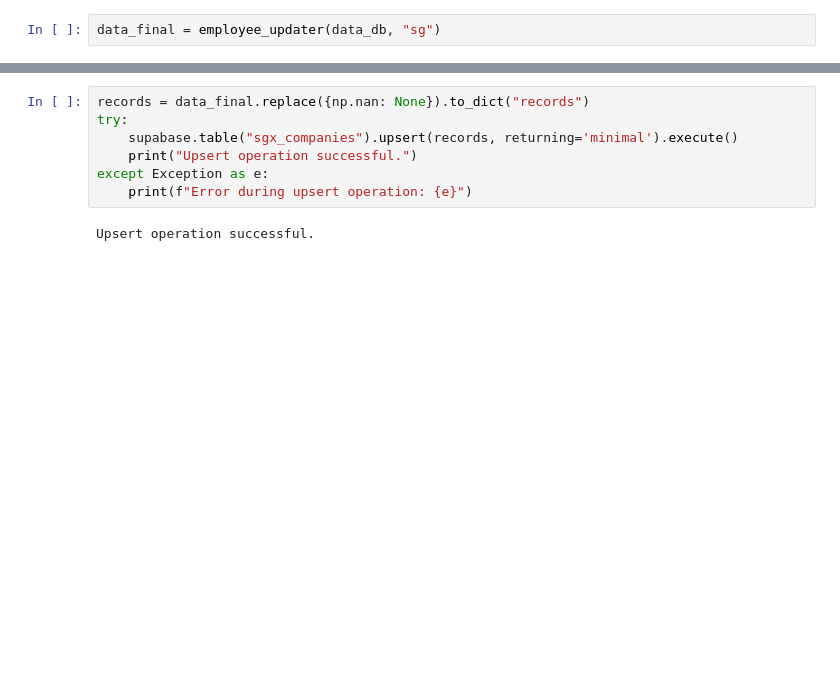
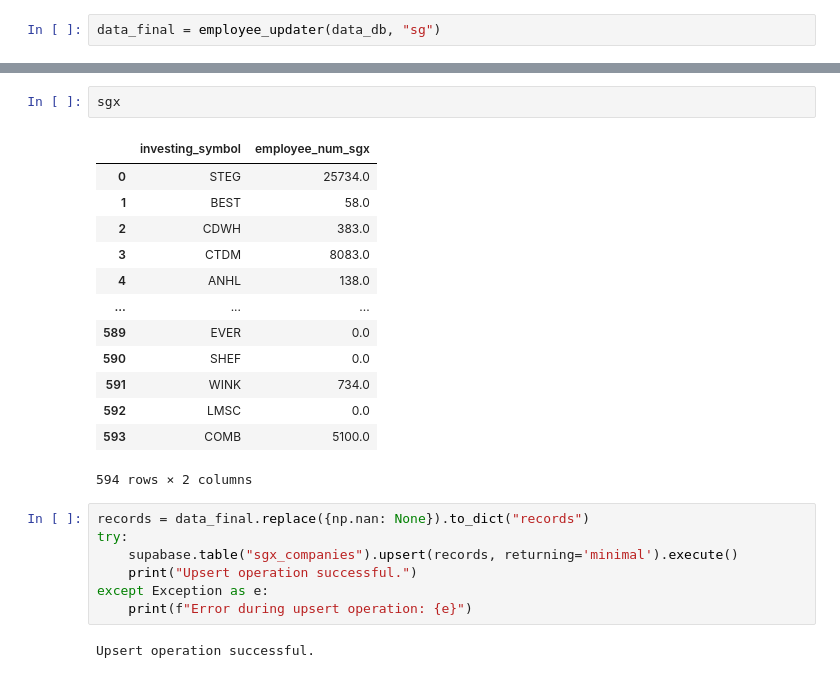
Before and after one commit to supertypeai/sectors_sg_my_data_updater, a Jupyter notebook: sg_my_scraper.ipynb, the cells around one changed output, grey strips where cells are left out. Saved outputs shown, nothing was run; the diff lists cells and outputs as text; blank space fills up the shorter version.

```diff
--- a/sg_my_scraper.ipynb
+++ b/sg_my_scraper.ipynb
@@ -515,3 +768,19 @@ data_final = employee_updater(data_db, "sg")
+# %%
+sgx
+# %% [output]
+|  | investing_symbol | employee_num_sgx |
+| 0 | STEG | 25734.0 |
+| 1 | BEST | 58.0 |
+| 2 | CDWH | 383.0 |
+| 3 | CTDM | 8083.0 |
+| 4 | ANHL | 138.0 |
+| ... | ... | ... |
+| 589 | EVER | 0.0 |
+| 590 | SHEF | 0.0 |
+| 591 | WINK | 734.0 |
+| 592 | LMSC | 0.0 |
+| 593 | COMB | 5100.0 |
+594 rows × 2 columns
 # %%
 records = data_final.replace({np.nan: None}).to_dict("records")
 try:
```
Also changed, not shown: parts of 8 cells of this notebook, 1 other file.
